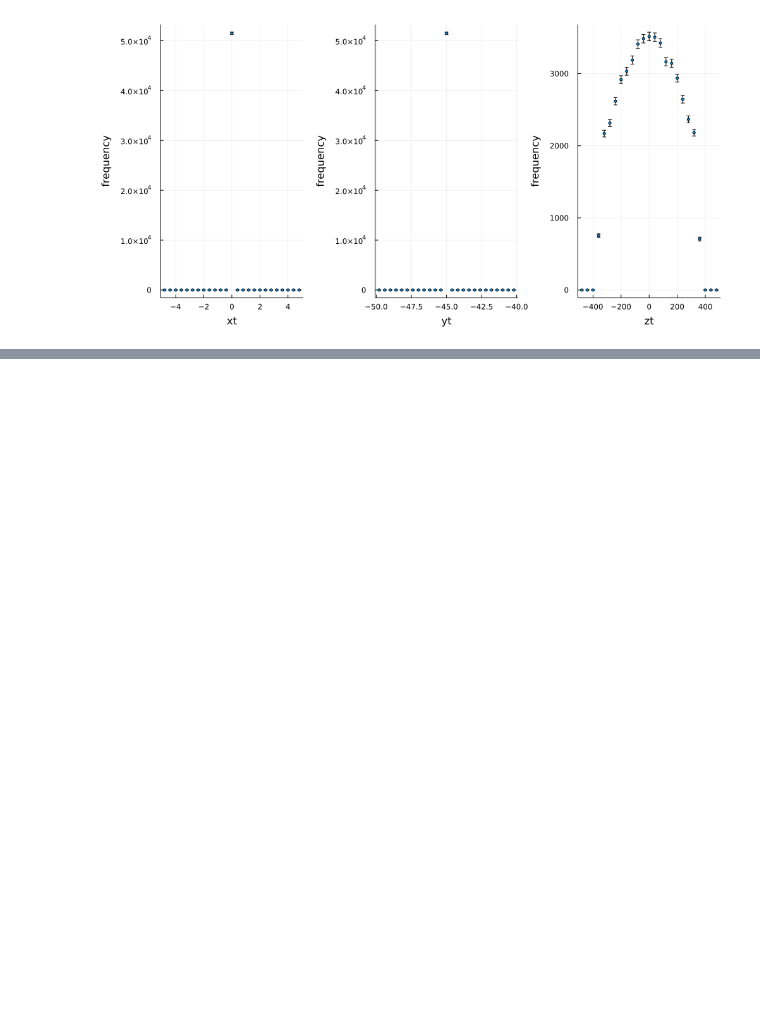
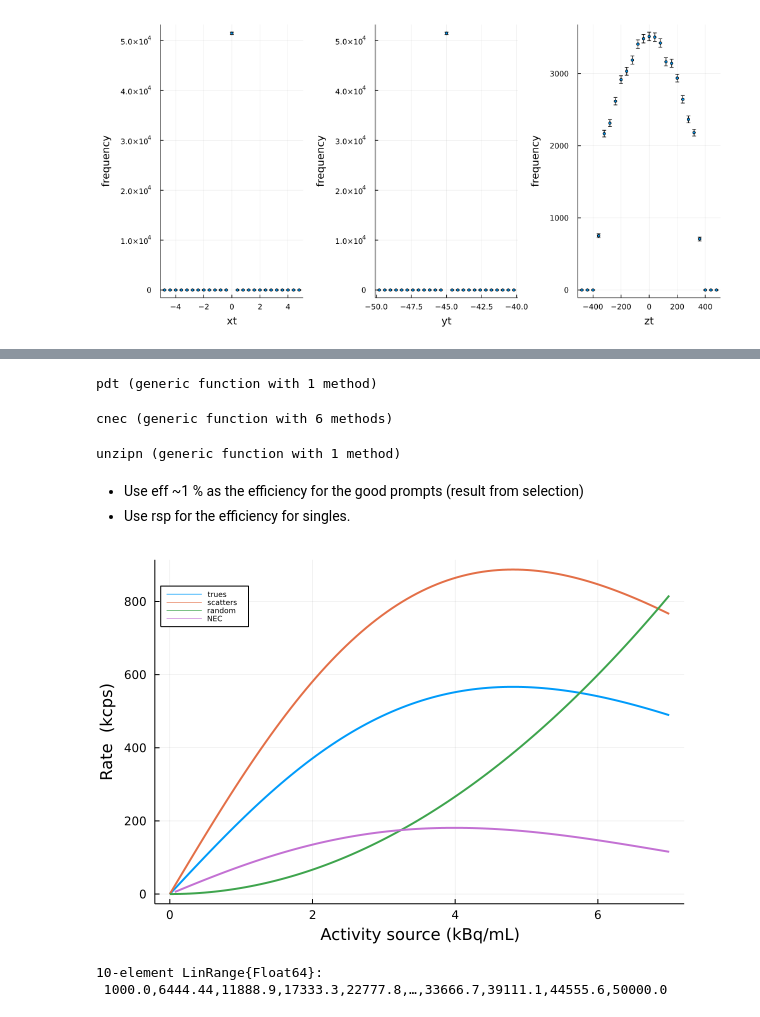
Before and after one commit to jjgomezcadenas/mytest, a Jupyter notebook: notebooks/nema4_20mm.ipynb, the cells around one changed output, grey strips where cells are left out. Cells and saved outputs as stored; diff of their text form; code cells hidden in the pictures; blank space fills up the shorter version.

```diff
--- a/notebooks/nema4_20mm.ipynb
+++ b/notebooks/nema4_20mm.ipynb
@@ -460,0 +488,2 @@ A = 10.0 # kBq/mL
+# %%
+NkBq = uconvert.(Unitful.kBq, Act * V) /Unitful.kBq;
@@ -460,0 +497,7 @@ A = 10.0 # kBq/mL
+# %%
+function pdt(rkcps::Float64, wmus::Float64)
+    λ = rkcps * wmus * 1e-3  # λ = rate/(1/w) = rate * w where rate in kcps, w in mus
+    return pok1(λ)
+end
+# %% [output]
+pdt (generic function with 1 method)
@@ -460,0 +509,67 @@ A = 10.0 # kBq/mL
+# %%
+function cnec(n_kcps::Float64,
+              eff_gp::Float64,
+              eff_sp::Float64,
+              SOT::Float64       =1.6,
+              eff_cwns::Float64  = 1e-9,
+              deadt_mus::Float64 = 0.6)
+
+    # n_kcps is the number of counts in kcps
+    # eff_gp is the efficiency for good prompts
+    # eff_sp is the efficiency for single prompts
+    # SOT = S/T, the ratio of plots to trues
+    # eff_cwns is the coincidence window in ns. Since rates come in kcps multiply by 10^3
+
+    eff_w =  eff_cwns *1e+3
+    nT = n_kcps * eff_gp               # number of good coincidences in scanner
+    nS = nT * SOT                      # number of scatters in scanner
+    n1 = n_kcps * eff_sp                # number of singles in scanner
+    nR = 2 * n1^2 * eff_w              # number of randoms
+    ntot = nT + nS + nR
+
+    prob = pdt(ntot, deadt_mus)
+    nT   *= prob
+    nS   *= prob
+    #nR   *= prob
+    ntot *= prob
+
+    nec = nT / (1.0 + nS/nT + nR/nT)   # nec
+
+
+    return nT, nS, nR, ntot, nec, prob
+end
+# %% [output]
+cnec (generic function with 6 methods)
+# %%
+function unzipn(rs)
+    nT, nS, nR, ntot, nec, prob =  collect(zip(rs...))
+    return collect(nT), collect(nS), collect(nR), collect(ntot),collect(nec), collect(prob)
+end
+# %% [output]
+unzipn (generic function with 1 method)
+# %% [markdown]
+- Use eff ~1 % as the efficiency for the good prompts (result from selection)
+- Use rsp for the efficiency for singles.
+# %%
+res =cnec.(NkBq, (eff,), (rsp,), (sot,), (1e-9,), (0.5,))
+nT, nS, nR, ntot, nec, prob = unzipn(res);
+# %%
+#p = scatter(AA,ntot, yerr = sqrt.(ntot), makersize=1, label="total",
+#legend=(0.1,0.9), legendfontsize=5, fmt = :png,)
+p = plot(AA,nT,  lw=2, label="trues",
+legend=(0.1,0.9), legendfontsize=5, fmt = :png,)
+p = plot!(p,AA,nS, lw=2, label="scatters",
+legend=(0.1,0.9), legendfontsize=5, fmt = :png,)
+p = plot!(p,AA,nR, lw=2, label="random",
+legend=(0.1,0.9), legendfontsize=5, fmt = :png,)
+p = plot!(p,AA,nec, lw=2, label="NEC",
+legend=(0.1,0.9), legendfontsize=5, fmt = :png,)
+xlabel!("Activity source (kBq/mL)")
+ylabel!("Rate  (kcps)")
+# %% [output]
+[figure, added]
+# %%
+Ar
+# %% [output]
+10-element LinRange{Float64}:
+ 1000.0,6444.44,11888.9,17333.3,22777.8,…,33666.7,39111.1,44555.6,50000.0
```
Also changed, not shown: parts of 47 cells of this notebook, 2 other files.
